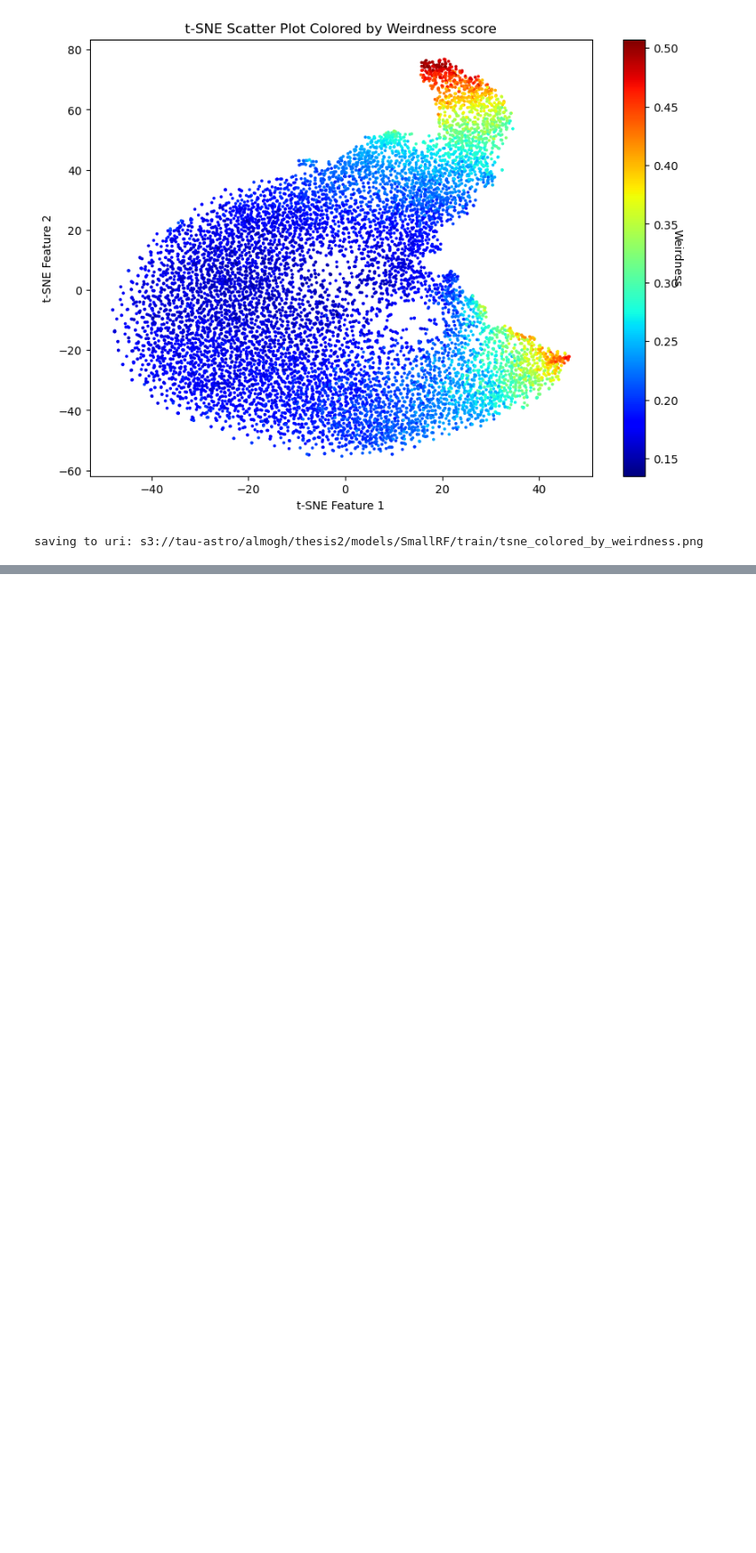
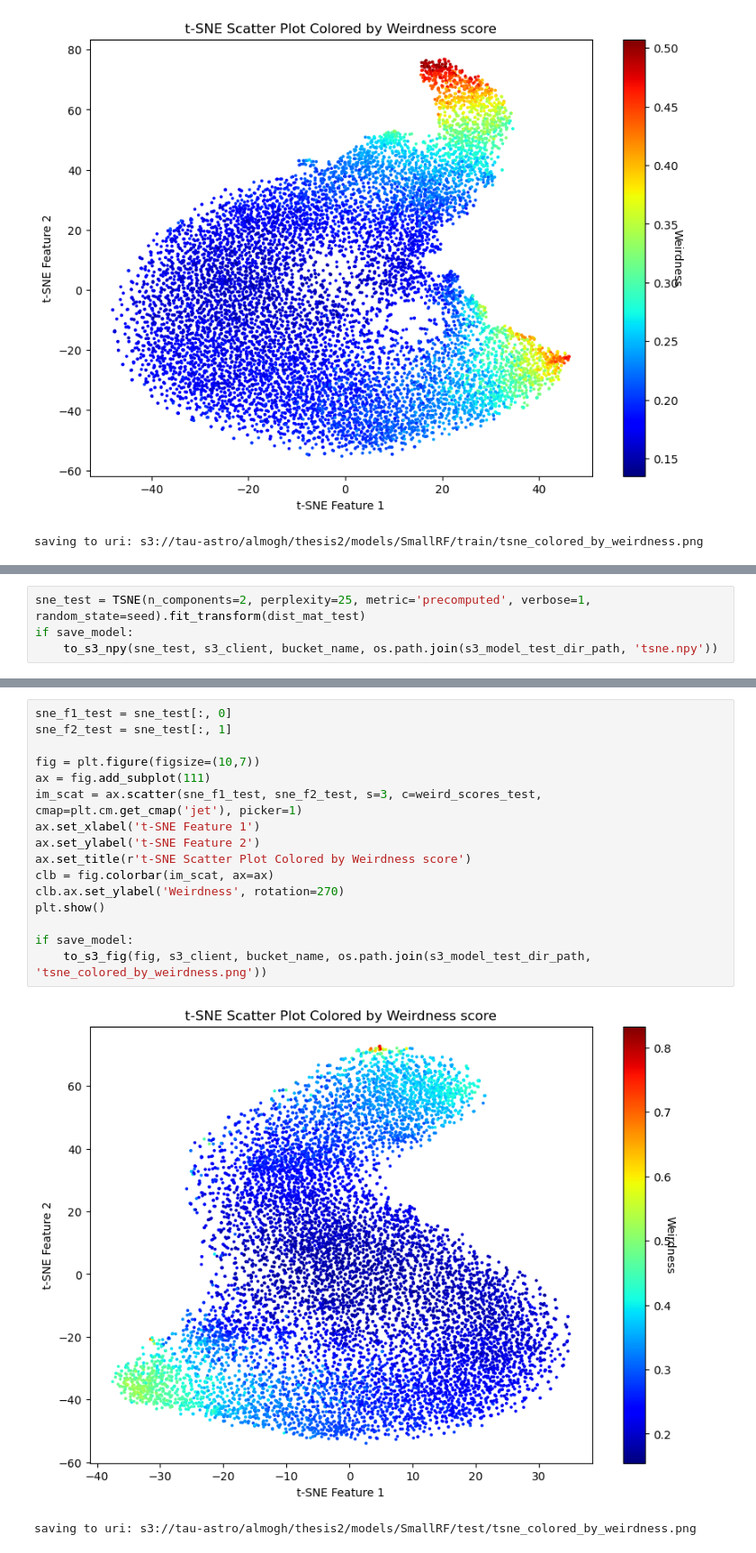
Before and after one commit to almoghershko/thesis2, a Jupyter notebook: notebooks/train_smallRF.ipynb, the cells around one changed output, grey strips where cells are left out. Shown at 90% size. Drawn from its saved outputs; the diff is of its cells as text; blank space fills up the shorter version.

```diff
--- a/notebooks/train_smallRF.ipynb
+++ b/notebooks/train_smallRF.ipynb
@@ -390,0 +406,4 @@ saving to uri: s3://tau-astro/almogh/thesis2/models/SmallRF/train/tsne_colored_b
+# %%
+sne_test = TSNE(n_components=2, perplexity=25, metric='precomputed', verbose=1, random_state=seed).fit_transform(dist_mat_test)
+if save_model:
+    to_s3_npy(sne_test, s3_client, bucket_name, os.path.join(s3_model_test_dir_path, 'tsne.npy'))
@@ -390,0 +453,19 @@ saving to uri: s3://tau-astro/almogh/thesis2/models/SmallRF/train/tsne_colored_b
+# %%
+sne_f1_test = sne_test[:, 0]
+sne_f2_test = sne_test[:, 1]
+
+fig = plt.figure(figsize=(10,7))
+ax = fig.add_subplot(111)
+im_scat = ax.scatter(sne_f1_test, sne_f2_test, s=3, c=weird_scores_test, cmap=plt.cm.get_cmap('jet'), picker=1)
+ax.set_xlabel('t-SNE Feature 1')
+ax.set_ylabel('t-SNE Feature 2')
+ax.set_title(r't-SNE Scatter Plot Colored by Weirdness score')
+clb = fig.colorbar(im_scat, ax=ax)
+clb.ax.set_ylabel('Weirdness', rotation=270)
+plt.show()
+
+if save_model:
+    to_s3_fig(fig, s3_client, bucket_name, os.path.join(s3_model_test_dir_path, 'tsne_colored_by_weirdness.png'))
+# %% [output]
+[figure, added]
+saving to uri: s3://tau-astro/almogh/thesis2/models/SmallRF/test/tsne_colored_by_weirdness.png
```
Also changed, not shown: parts of 22 cells of this notebook, 5 other files.
